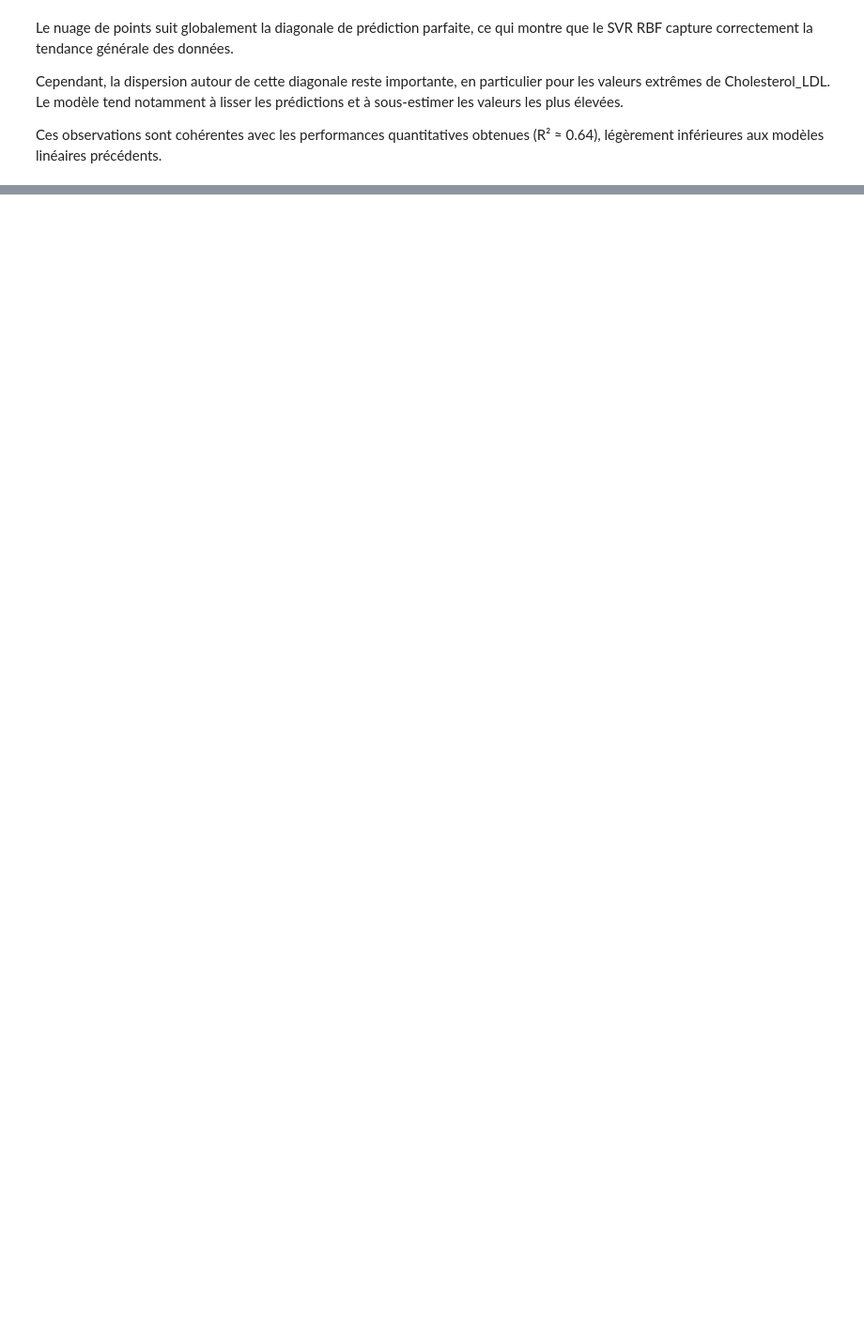
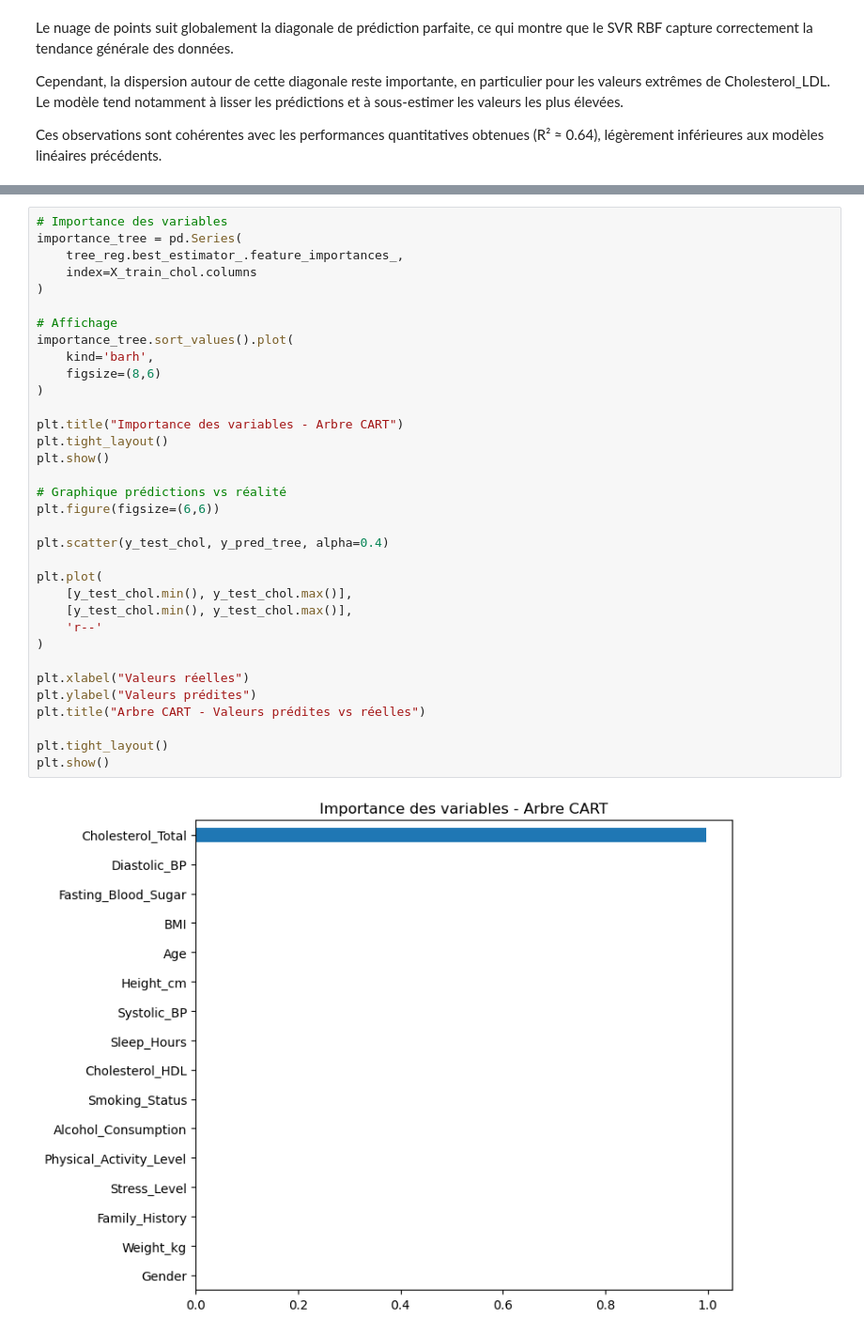
Before and after one commit to AhmedBousbih/Projet-Machine-learning, a Jupyter notebook: Projet_ML_py.ipynb, the cells around one changed output, grey strips where cells are left out. Shown at 94% size. Cells and saved outputs as stored; diff of their text form; blank space fills up the shorter version.

Commit message:
Random forest et CART

```diff
--- a/Projet_ML_py.ipynb
+++ b/Projet_ML_py.ipynb
@@ -1033,0 +1106,36 @@ Ces observations sont cohérentes avec les performances quantitatives obtenues (
+# %%
+# Importance des variables
+importance_tree = pd.Series(
+    tree_reg.best_estimator_.feature_importances_,
+    index=X_train_chol.columns
+)
+
+# Affichage
+importance_tree.sort_values().plot(
+    kind='barh',
+    figsize=(8,6)
+)
+
+plt.title("Importance des variables - Arbre CART")
+plt.tight_layout()
+plt.show()
+
+# Graphique prédictions vs réalité
+plt.figure(figsize=(6,6))
+
+plt.scatter(y_test_chol, y_pred_tree, alpha=0.4)
+
+plt.plot(
+    [y_test_chol.min(), y_test_chol.max()],
+    [y_test_chol.min(), y_test_chol.max()],
+    'r--'
+)
+
+plt.xlabel("Valeurs réelles")
+plt.ylabel("Valeurs prédites")
+plt.title("Arbre CART - Valeurs prédites vs réelles")
+
+plt.tight_layout()
+plt.show()
+# %% [output]
+[figure, added]
```
Also changed, not shown: parts of 18 cells of this notebook.
